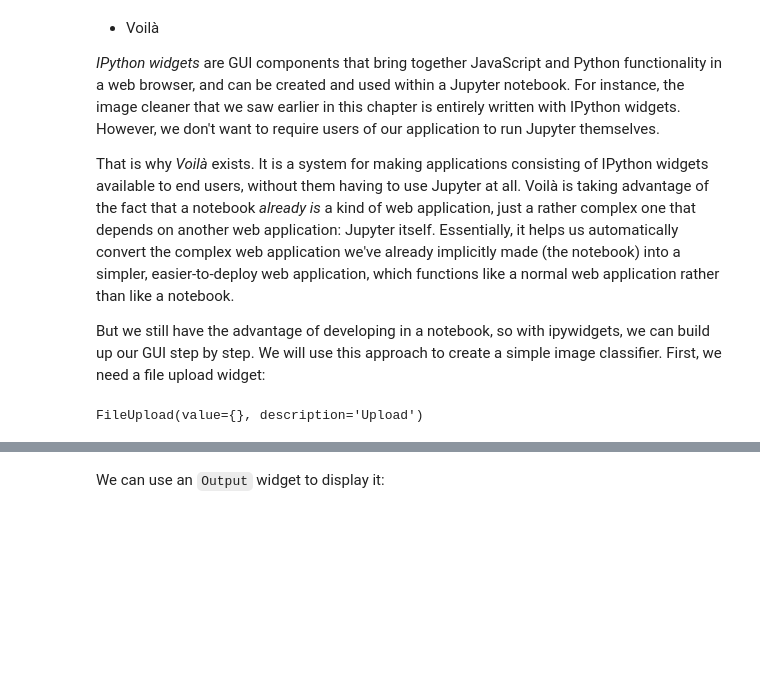
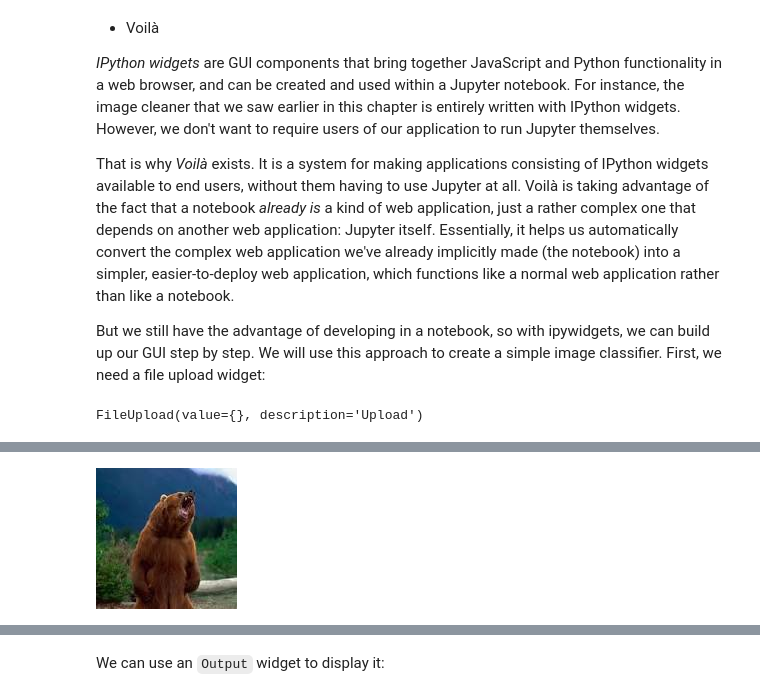
Before and after one commit to atishay13j/fastai-practice, a Jupyter notebook: 02_production.ipynb, the cells around one changed output, grey strips where cells are left out. Cells and saved outputs as stored; diff of their text form; code cells hidden in the pictures; blank space fills up the shorter version.

```diff
--- a/02_production.ipynb
+++ b/02_production.ipynb
@@ -512,9 +504,12 @@ Now we can grab the image:
 # %%
 #hide
 # For the book, we can't actually click an upload button, so we fake it
-btn_upload = SimpleNamespace(data = ['images/grizzly.jpg'])
+btn_upload = SimpleNamespace(data = ['images/grizzly1.jpg'])
 # %%
 img = PILImage.create(btn_upload.data[-1])
+img
+# %% [output]
+[figure, added]
 # %% [markdown]
 <img alt="Output widget representing the image" width="117" src="https://github.com/fastai/fastbook/blob/master/images/att_00009.png?raw=1">
 # %% [markdown]
```
Also changed, not shown: parts of 16 cells of this notebook.
